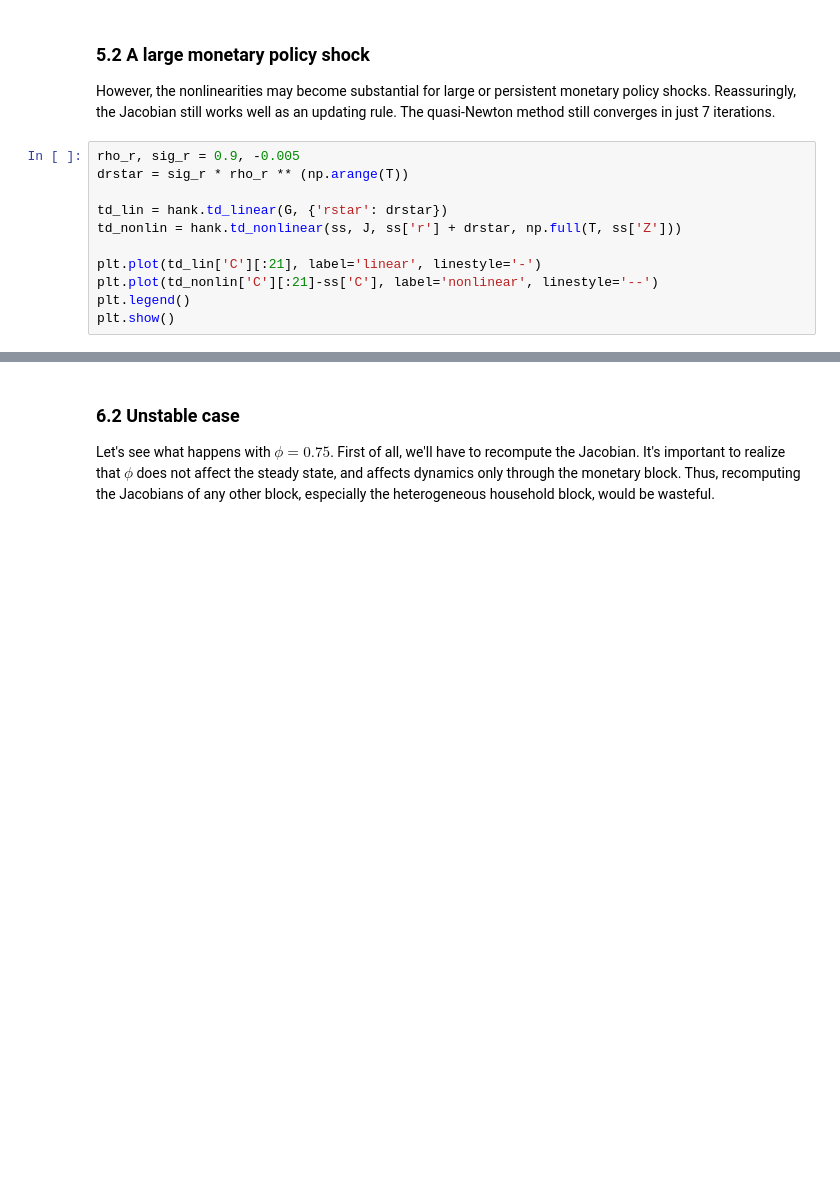
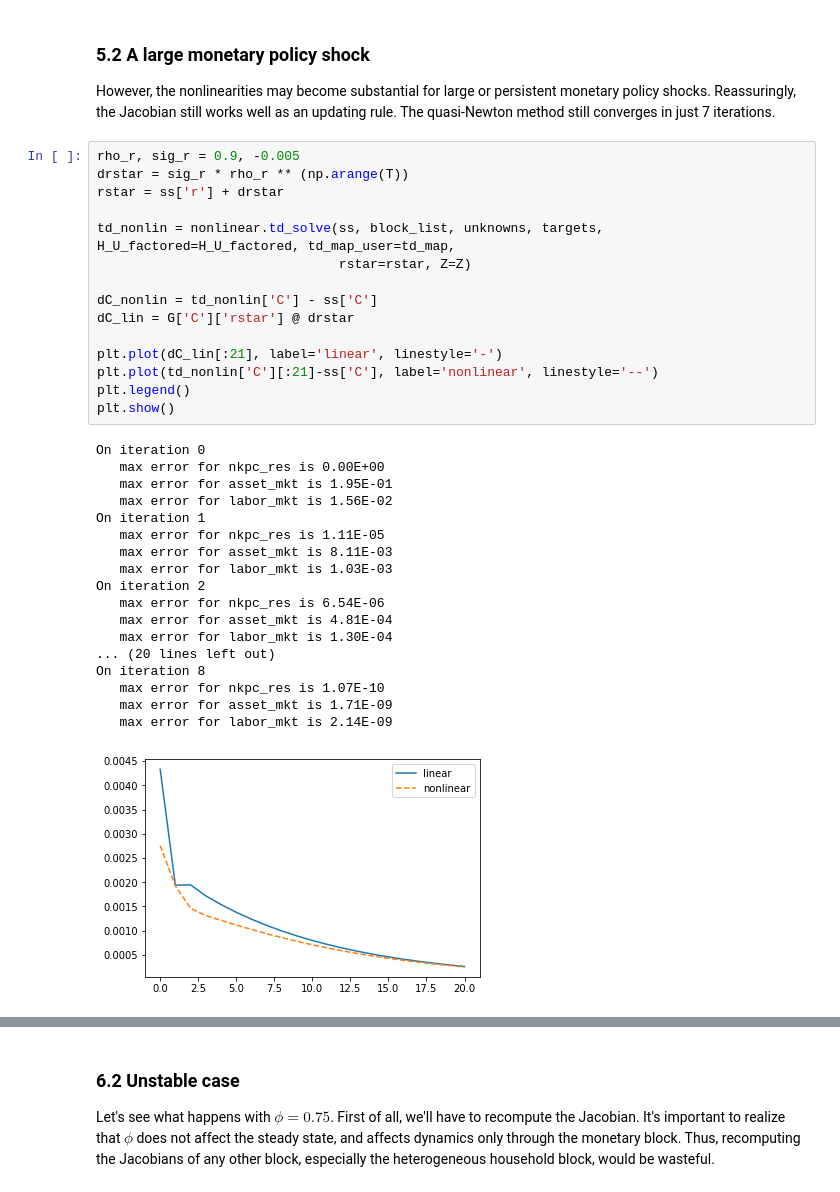
Before and after one commit to shade-econ/sequence-jacobian, a Jupyter notebook: hank.ipynb, the cells around one changed output, grey strips where cells are left out. Drawn from its saved outputs; the diff is of its cells as text; blank space fills up the shorter version.

```diff
--- a/hank.ipynb
+++ b/hank.ipynb
@@ -454,14 +468,37 @@ However, the nonlinearities may become substantial for large or persistent monet
 # %%
 rho_r, sig_r = 0.9, -0.005
 drstar = sig_r * rho_r ** (np.arange(T))
+rstar = ss['r'] + drstar
 
-td_lin = hank.td_linear(G, {'rstar': drstar})
-td_nonlin = hank.td_nonlinear(ss, J, ss['r'] + drstar, np.full(T, ss['Z']))
+td_nonlin = nonlinear.td_solve(ss, block_list, unknowns, targets, H_U_factored=H_U_factored, td_map_user=td_map,
+                               rstar=rstar, Z=Z)
 
-plt.plot(td_lin['C'][:21], label='linear', linestyle='-')
+dC_nonlin = td_nonlin['C'] - ss['C']
+dC_lin = G['C']['rstar'] @ drstar
+
+plt.plot(dC_lin[:21], label='linear', linestyle='-')
 plt.plot(td_nonlin['C'][:21]-ss['C'], label='nonlinear', linestyle='--')
 plt.legend()
 plt.show()
+# %% [output]
+On iteration 0
+   max error for nkpc_res is 0.00E+00
+   max error for asset_mkt is 1.95E-01
+   max error for labor_mkt is 1.56E-02
+On iteration 1
+   max error for nkpc_res is 1.11E-05
+   max error for asset_mkt is 8.11E-03
+   max error for labor_mkt is 1.03E-03
+On iteration 2
+   max error for nkpc_res is 6.54E-06
+   max error for asset_mkt is 4.81E-04
+   max error for labor_mkt is 1.30E-04
+... (20 lines left out)
+On iteration 8
+   max error for nkpc_res is 1.07E-10
+   max error for asset_mkt is 1.71E-09
+   max error for labor_mkt is 2.14E-09
+[figure, added]
 # %% [markdown]
 <a id="6-determinacy"></a>
 
```
Also changed, not shown: parts of 55 cells of this notebook, 5 other files.
